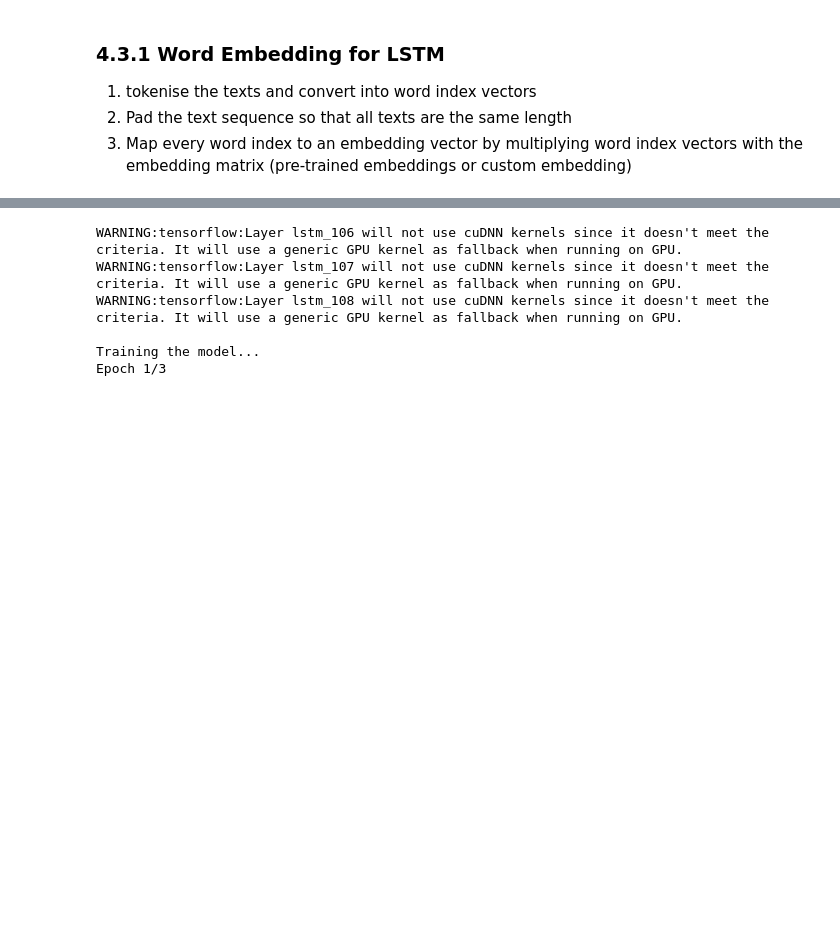
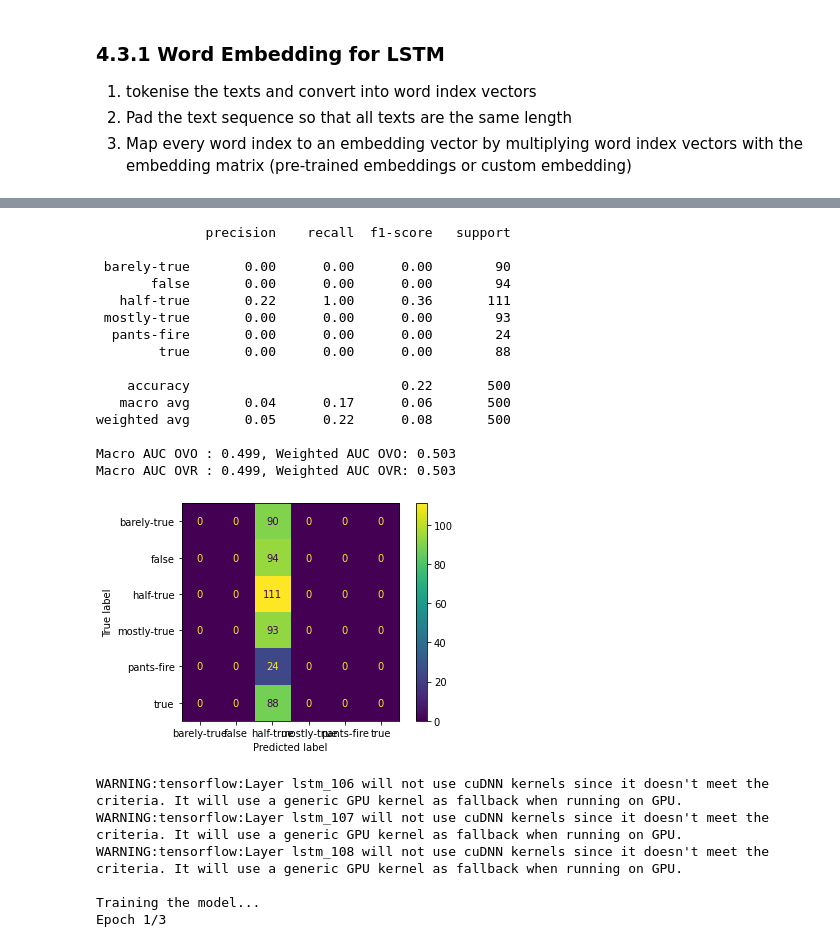
Before and after one commit to hifrickenfive/UniAdelaideAIML, a Jupyter notebook: assignment4/assignment4.ipynb, the cells around one changed output, grey strips where cells are left out. Saved outputs shown, nothing was run; the diff lists cells and outputs as text; code cells hidden in the pictures; blank space fills up the shorter version.

```diff
--- a/assignment4/assignment4.ipynb
+++ b/assignment4/assignment4.ipynb
@@ -558,3 +558,17 @@ from keras import layers
 1. tokenise the texts and convert into word index vectors
 1. Pad the text sequence so that all texts are the same length
 1. Map every word index to an embedding vector by multiplying word index vectors with the embedding matrix (pre-trained embeddings or custom embedding)
+# %%
+# Set train, test, val input data [Processed Statements: no punctuation, no stop words]
+_xTrain = train['wordsUnstemmed'].head(500)
+_xTest = test['wordsUnstemmed'].head(500)
+_xVal = val['wordsUnstemmed'].head(500)
+
+_yTrain = train['label'].head(500)
+_yTest = test['label'].head(500)
+_yVal = val['label'].head(500)
+
+# Sanity Check input data
+print(_xTrain.head(), _yTrain.head())
+print(_xTest.head(), _yTest.head())
+print(_xVal.head(), _yVal.head())
@@ -578,20 +610,6 @@ le = LabelEncoder()
 le.fit(train['label'])
 labelMap = dict(zip(le.classes_, le.transform(le.classes_)))
 print(f'Label Map: {labelMap}')
-
-# Set train, test, val input data
-_xTrain = train['statement'].head(500)
-_xTest = test['statement'].head(500)
-_xVal = val['statement'].head(500)
-
-_yTrain = train['label'].head(500)
-_yTest = test['label'].head(500)
-_yVal = val['label'].head(500)
-
-# Sanity Check input data
-print(_xTrain.head(), _yTrain.head())
-print(_xTest.head(), _yTest.head())
-print(_xVal.head(), _yVal.head())
 
 # Convert String labels to Integers
 yTrainIntClass = le.transform(_yTrain)
@@ -627,7 +648,7 @@ Name: label, dtype: object
 # %%
 # Create Word Index
-tokenizer = Tokenizer(num_words=MAX_NUM_WORDS)
-tokenizer.fit_on_texts(_xTrain)
+tokenizer = Tokenizer(num_words=MAX_NUM_WORDS, oov_token=1)
+tokenizer.fit_on_texts(train['statement'])
 trainSequences = tokenizer.texts_to_sequences(_xTrain)
 testSequences = tokenizer.texts_to_sequences(_xTest)
 valSequences = tokenizer.texts_to_sequences(_xVal)
@@ -637,3 +658,8 @@ wordIndex = tokenizer.word_index
 trainData = pad_sequences(trainSequences, maxlen=MAX_SEQUENCE_LENGTH)
 testData = pad_sequences(testSequences, maxlen=MAX_SEQUENCE_LENGTH)
 valData = pad_sequences(valSequences, maxlen=MAX_SEQUENCE_LENGTH)
+
+# Sanity check
+print(valData)
+print(testData)
+print(trainData)
@@ -684,11 +764,11 @@ myLSTM0 = Sequential()
 myLSTM0.add(Embedding(MAX_NUM_WORDS, 128))
 myLSTM0.add(LSTM(128, dropout=0.2, recurrent_dropout=0.2, return_sequences=False))
 myLSTM0.add(Dense(6, activation='sigmoid'))
-myLSTM0.compile(loss='binary_crossentropy', optimizer='adam', metrics=['accuracy'])
+myLSTM0.compile(loss='categorical_crossentropy', optimizer='adam', metrics=['accuracy'])
 
 # Train The Model
 print('\nTraining the model...')
-resultBasic = myLSTM0.fit(trainData, yTrain, batch_size=32, epochs=3, validation_data=(valData, yVal))
+resultBasic = myLSTM0.fit(trainData, yTrain, batch_size=32, epochs=1, validation_data=(valData, yVal))
 
 # Check Accuracy on Test
 score, acc = myLSTM0.evaluate(testData, yTest, batch_size=32)
@@ -726,3 +823,22 @@ def EvalDeepLearningModel(myLSTM, xTest, yTest, labelMap):
+# %%
+EvalDeepLearningModel(myLSTM0, testData, yTest, labelMapIntAsKey)
+# %% [output]
+              precision    recall  f1-score   support
+
+ barely-true       0.00      0.00      0.00        90
+       false       0.00      0.00      0.00        94
+   half-true       0.22      1.00      0.36       111
+ mostly-true       0.00      0.00      0.00        93
+  pants-fire       0.00      0.00      0.00        24
+        true       0.00      0.00      0.00        88
+
+    accuracy                           0.22       500
+   macro avg       0.04      0.17      0.06       500
+weighted avg       0.05      0.22      0.08       500
+
+Macro AUC OVO : 0.499, Weighted AUC OVO: 0.503
+Macro AUC OVR : 0.499, Weighted AUC OVR: 0.503
+[figure, added]
 # %%
 # Create Deep Learning Network
 myLSTM1 = Sequential()
```
Also changed, not shown: parts of 12 cells of this notebook.
